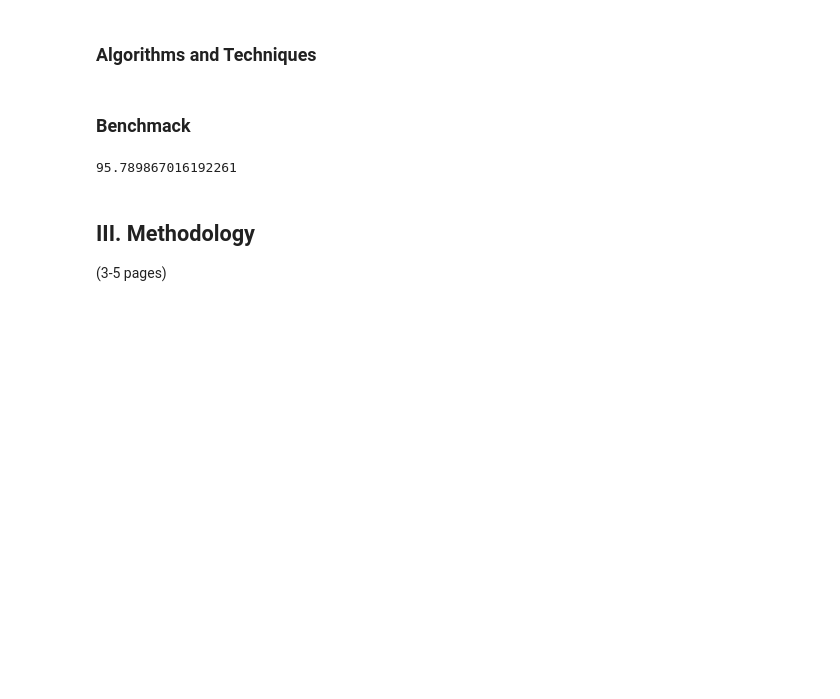
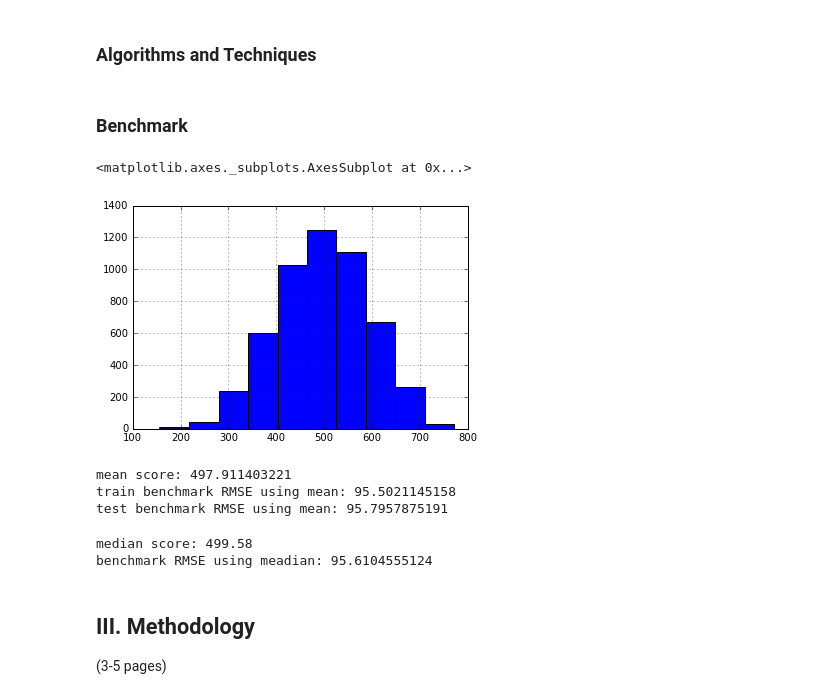
Before and after one commit to shintotm/TestScorePrediction, a Jupyter notebook: PISA Reading Test Score Prediction.ipynb, the cells around one changed output. Saved outputs shown, nothing was run; the diff lists cells and outputs as text; code cells hidden in the pictures; blank space fills up the shorter version.

Commit message:
Add Benchmark

```diff
--- a/PISA Reading Test Score Prediction.ipynb
+++ b/PISA Reading Test Score Prediction.ipynb
@@ -252,13 +252,31 @@ Most correlations observed are:
 # %% [markdown]
 ### Algorithms and Techniques
 # %% [markdown]
-### Benchmack
+### Benchmark
-# %%
-meanScore = np.mean(pisaTest.readingScore)
-testSetRMSE = np.sqrt(np.mean((meanScore - pisaTest.readingScore)**2))
-testSetRMSE
-# %% [output]
-95.789867016192261
+# %%
+allData['readingScore'].hist()
+# %% [output]
+<matplotlib.axes._subplots.AxesSubplot at 0x...>
+[figure, added]
+# %%
+meanScore = np.mean(pisaTrain.readingScore)
+print 'mean score:', meanScore
+trainMeanRMSE = np.sqrt(np.mean((meanScore - pisaTrain.readingScore)**2))
+print 'train benchmark RMSE using mean:', trainMeanRMSE
+testMeanRMSE = np.sqrt(np.mean((meanScore - pisaTest.readingScore)**2))
+print 'test benchmark RMSE using mean:', testMeanRMSE
+# %% [output]
+mean score: 497.911403221
+train benchmark RMSE using mean: 95.5021145158
+test benchmark RMSE using mean: 95.7957875191
+# %%
+medianScore = np.median(allData.readingScore)
+print 'median score:', medianScore
+medianRMSE = np.sqrt(np.mean((medianScore - allData.readingScore)**2))
+print 'benchmark RMSE using meadian:', medianRMSE
+# %% [output]
+median score: 499.58
+benchmark RMSE using meadian: 95.6104555124
 # %% [markdown]
 ## III. Methodology
 (3-5 pages)
```
Also changed, not shown: parts of 4 cells of this notebook.
